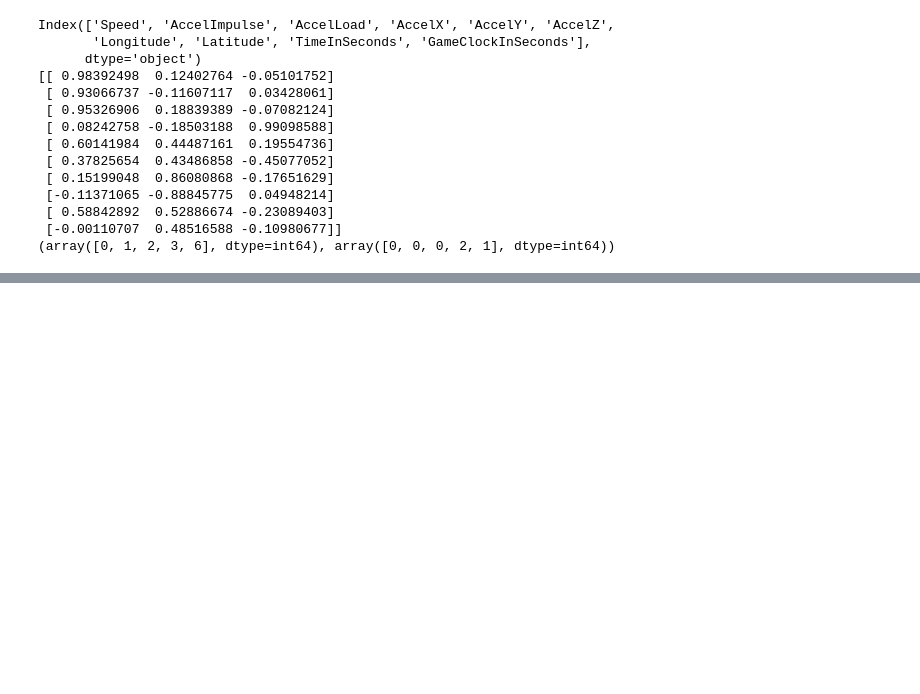
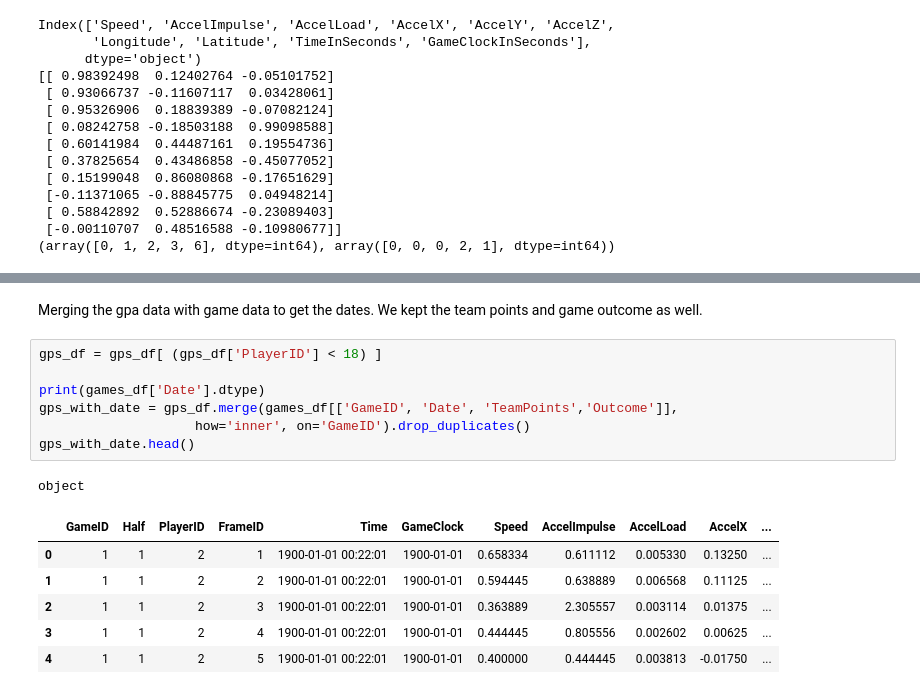
Before and after one commit to JoeRoussy/sta2453-project-1, a Jupyter notebook: gps_factor_analysis.ipynb, the cells around one changed output, grey strips where cells are left out. Saved outputs shown, nothing was run; the diff lists cells and outputs as text; blank space fills up the shorter version.

```diff
--- a/gps_factor_analysis.ipynb
+++ b/gps_factor_analysis.ipynb
@@ -141,3 +138,20 @@ print(games_df.head())
 2          31                 14
 3          24                 19
 4           7                 25
+# %% [markdown]
+Merging the gpa data with game data to get the dates. We kept the team points and game outcome as well.
+# %%
+gps_df = gps_df[ (gps_df['PlayerID'] < 18) ]
+
+print(games_df['Date'].dtype)
+gps_with_date = gps_df.merge(games_df[['GameID', 'Date', 'TeamPoints','Outcome']],
+                    how='inner', on='GameID').drop_duplicates()
+gps_with_date.head()
+# %% [output]
+object
+|  | GameID | Half | PlayerID | FrameID | Time | GameClock | Speed | AccelImpulse | AccelLoad | AccelX | ... |
+| 0 | 1 | 1 | 2 | 1 | 1900-01-01 00:22:01 | 1900-01-01 | 0.658334 | 0.611112 | 0.005330 | 0.13250 | ... |
+| 1 | 1 | 1 | 2 | 2 | 1900-01-01 00:22:01 | 1900-01-01 | 0.594445 | 0.638889 | 0.006568 | 0.11125 | ... |
+| 2 | 1 | 1 | 2 | 3 | 1900-01-01 00:22:01 | 1900-01-01 | 0.363889 | 2.305557 | 0.003114 | 0.01375 | ... |
+| 3 | 1 | 1 | 2 | 4 | 1900-01-01 00:22:01 | 1900-01-01 | 0.444445 | 0.805556 | 0.002602 | 0.00625 | ... |
+| 4 | 1 | 1 | 2 | 5 | 1900-01-01 00:22:01 | 1900-01-01 | 0.400000 | 0.444445 | 0.003813 | -0.01750 | ... |
```
Also changed, not shown: parts of 10 cells of this notebook, 1 other file.
